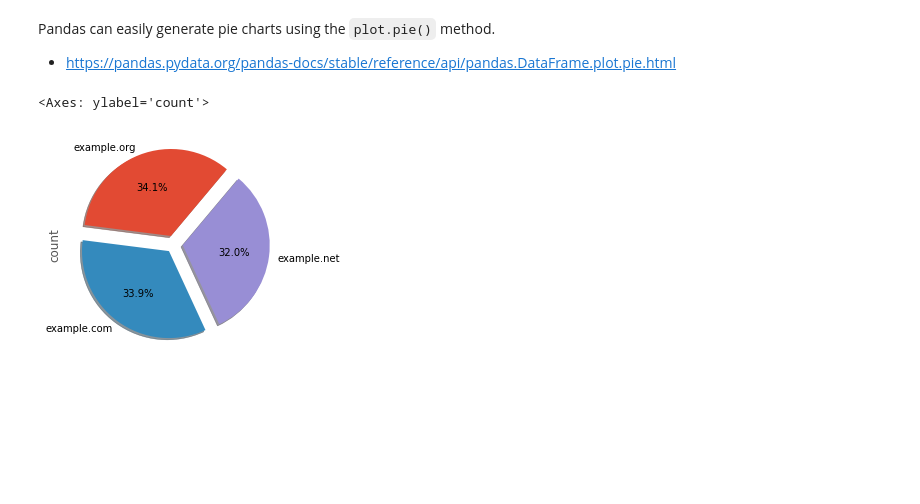
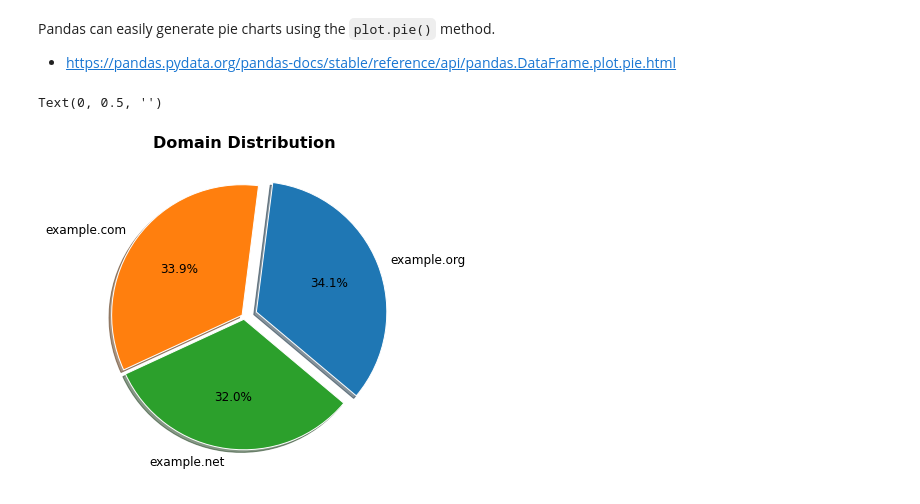
Before and after one commit to holmstead/PFDA, a Jupyter notebook: assignments/assignment03-pie.ipynb, the cells around one changed output. Saved outputs shown, nothing was run; the diff lists cells and outputs as text; code cells hidden in the pictures; blank space fills up the shorter version.

```diff
--- a/assignments/assignment03-pie.ipynb
+++ b/assignments/assignment03-pie.ipynb
@@ -91,9 +90,22 @@ Pandas can easily generate pie charts using the `plot.pie()` method.
 
 - https://pandas.pydata.org/pandas-docs/stable/reference/api/pandas.DataFrame.plot.pie.html
 # %%
+# Set up the canvas
+fig, ax = plt.subplots(figsize=(16, 6))
+
 # plot a piechart, add percentage, explode the chart, and rotate
-domain_count.plot.pie(autopct="%.1f%%", explode=(0.1, 0.1, 0.1), shadow=True, startangle=50)
-# 3 args for explode, as there are 3 variables
+domain_count.plot.pie(
+    ax=ax,
+    autopct="%.1f%%",
+    explode=(0.1, 0.02, 0.02),
+    shadow=True, startangle=320,
+    wedgeprops={'edgecolor': 'white'},
+    textprops={'fontsize': 12, 'color': 'black'}
+    )
+
+# decorate the plot
+plt.title('Domain Distribution', fontsize=16, fontweight='bold')
+ax.set_ylabel('')  # basically removes y-axis label
 # %% [output]
-<Axes: ylabel='count'>
+Text(0, 0.5, '')
-[figure, old version]
+[figure, new version]
```
Also changed, not shown: parts of 6 cells of this notebook.
